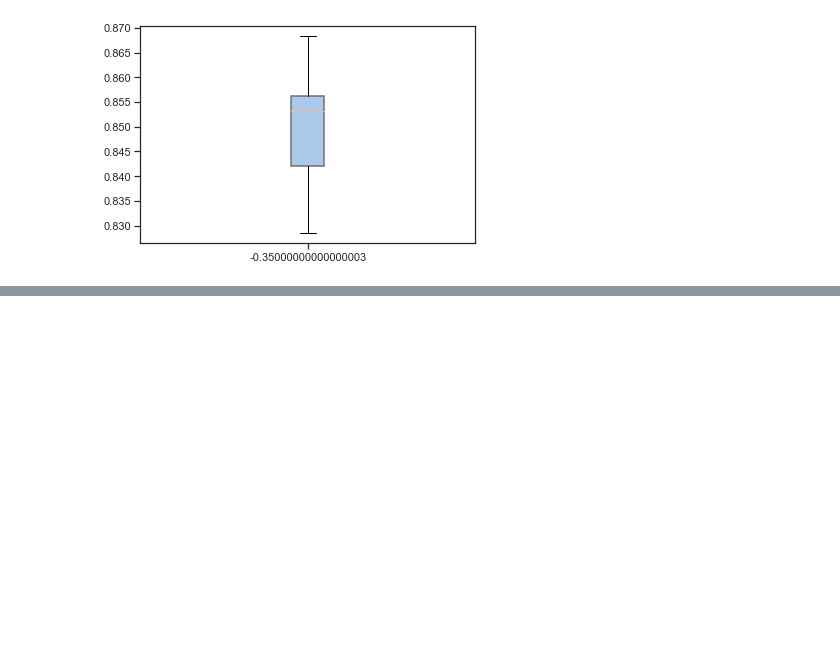
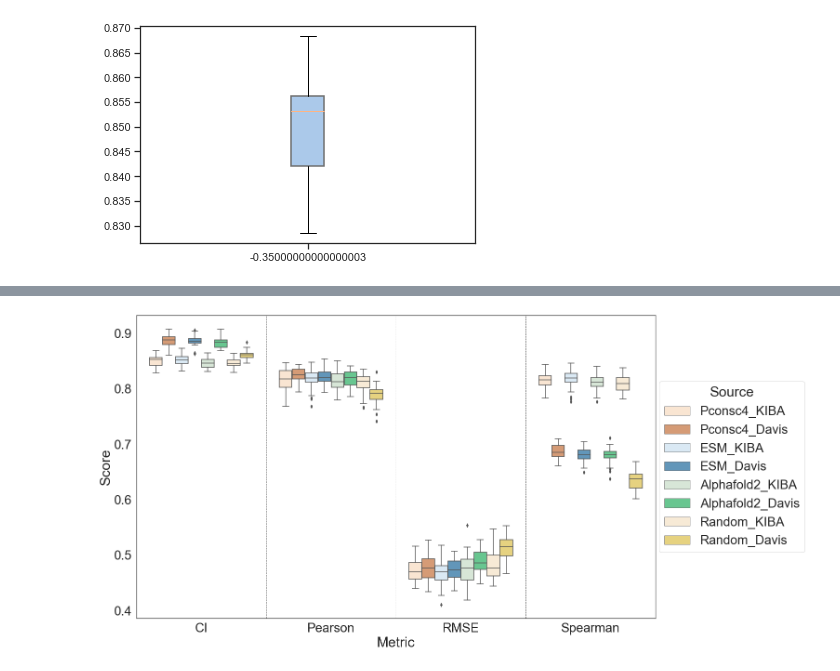
Before and after one commit to meyresearch/DL_protein_ligand_affinity, a Jupyter notebook: main/results_figures/Figure4.ipynb, the cells around one changed output, grey strips where cells are left out. Cells and saved outputs as stored; diff of their text form; code cells hidden in the pictures; blank space fills up the shorter version.

```diff
--- a/main/results_figures/Figure4.ipynb
+++ b/main/results_figures/Figure4.ipynb
@@ -1937,0 +1934,45 @@ plt.show()
+# %%
+import seaborn as sns
+import matplotlib.pyplot as plt
+import matplotlib.patheffects as pe
+
+fig, ax = plt.subplots(nrows=1, ncols=1, figsize=(20, 12))
+
+# Define the dataset
+data = combined_df
+
+# Define the order of the metrics and methods
+metric_order = ["CI", "Pearson", "RMSE", "Spearman"]
+cmap_order = ['Pconsc4_KIBA','Pconsc4_Davis','ESM_KIBA','ESM_Davis','Alphafold2_KIBA','Alphafold2_Davis','Random_KIBA','Random_Davis']
+colors=['#FFE5CC','#E59866','#D6EAF8','#5499C7','#D5E8D4','#58D68D','#FDEBD0','#F7DC6F']
+
+# Set the style of the plot
+sns.set(style="ticks", palette="pastel")
+sns.set(font_scale = 2.5,style="white")
+# Create a boxplot
+g = sns.boxplot(
+    data=data, x="variable", y="value", hue="Methods", order=metric_order,
+    hue_order=cmap_order, dodge=True,
+    palette=colors
+)
+
+# Set the legend
+g.legend(loc='center right', bbox_to_anchor=(1.3, 0.5), title="Source")
+
+# Set the axis labels
+g.set_xlabel("Metric")
+g.set_ylabel("Score")
+
+# Draw a dotted line after each metric
+for i in range(len(metric_order) - 1):
+    ax.axvline(x=i + 0.5, ymin=0, ymax=1, color='gray', linestyle='--', linewidth=1)
+
+
+
+
+
+
+# Show the plot
+plt.show()
+# %% [output]
+[figure, added]
```
Also changed, not shown: parts of 8 cells of this notebook, 1 other file.
